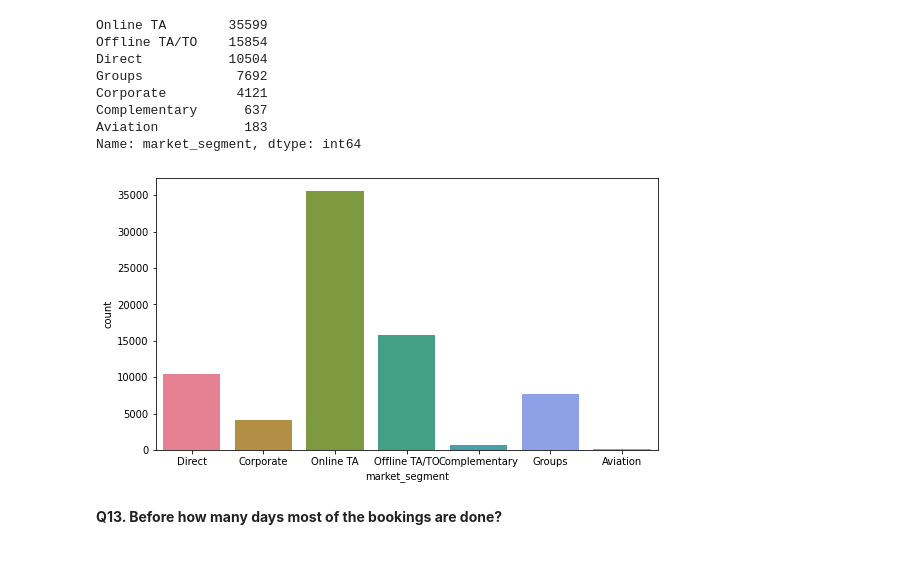
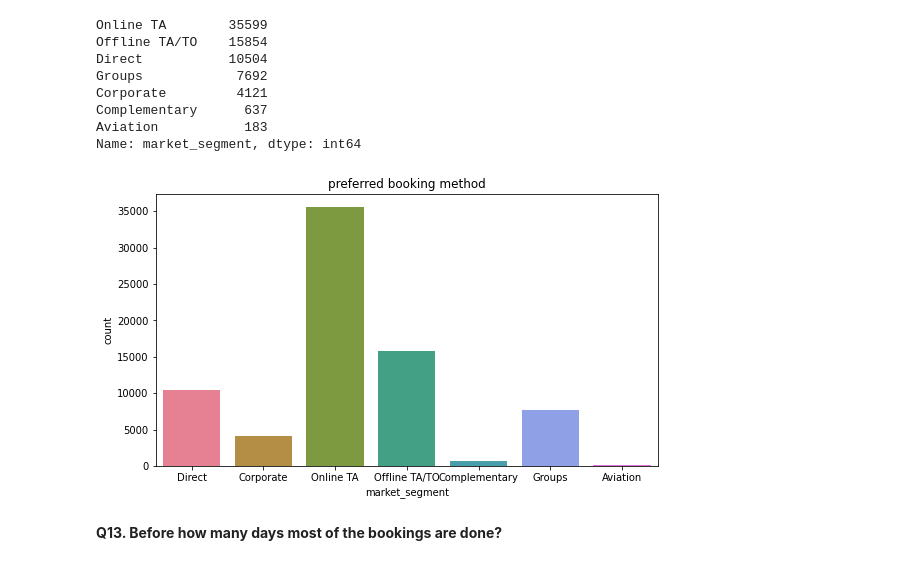
Before and after one commit to iam-ajitkumartoppo/hotel-booking-analysis, a Jupyter notebook: EDA_Hotel_Booking_Analysis_Capstone_Project.ipynb, the cells around one changed output. Drawn from its saved outputs; the diff is of its cells as text; code cells hidden in the pictures.

```diff
--- a/EDA_Hotel_Booking_Analysis_Capstone_Project.ipynb
+++ b/EDA_Hotel_Booking_Analysis_Capstone_Project.ipynb
@@ -460,10 +486,10 @@ Name: market_segment, dtype: int64
 # %%
 plt.figure(figsize=(9,5))
 sns.countplot(df_1['market_segment'], palette='husl')
-plt.title('')
+plt.title('preferred booking method')
 plt.show()
 # %% [output]
-[figure, old version]
+[figure, new version]
 # %% [markdown]
 **Q13. Before how many days most of the bookings are done?**
 # %%
```
Also changed, not shown: parts of 29 cells of this notebook.
